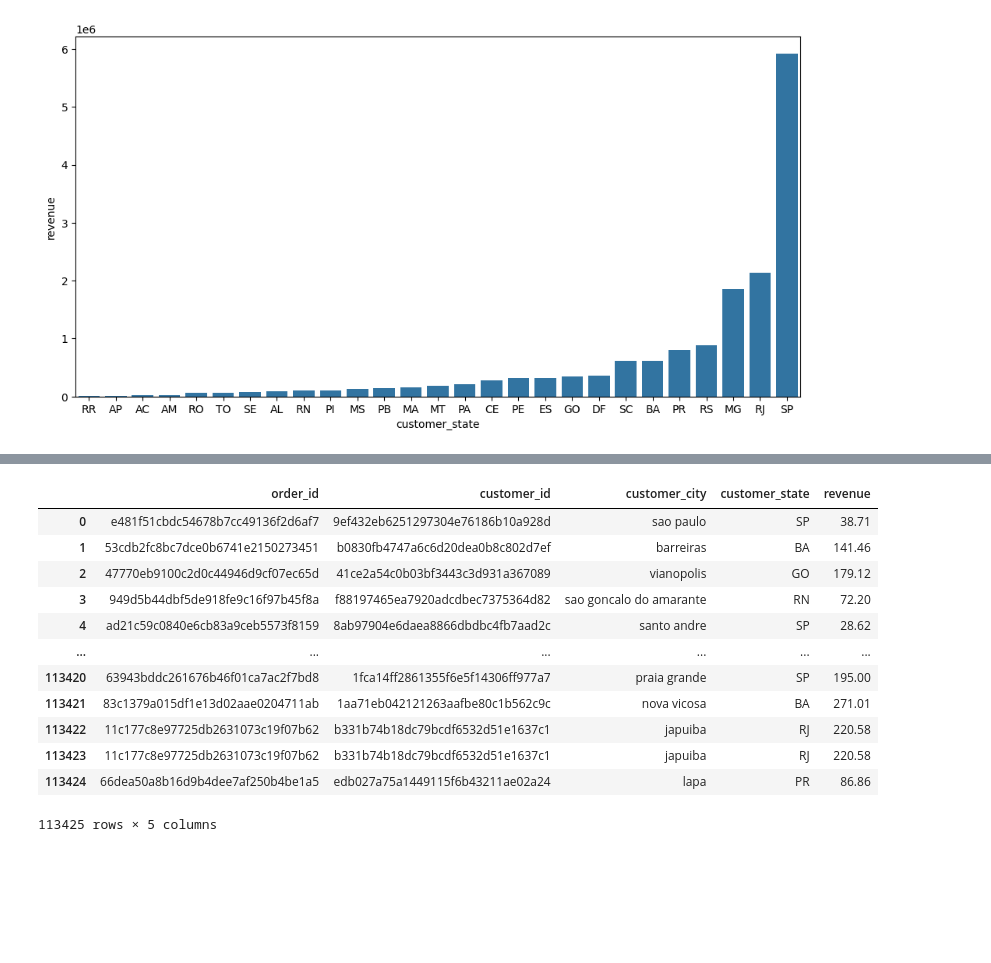
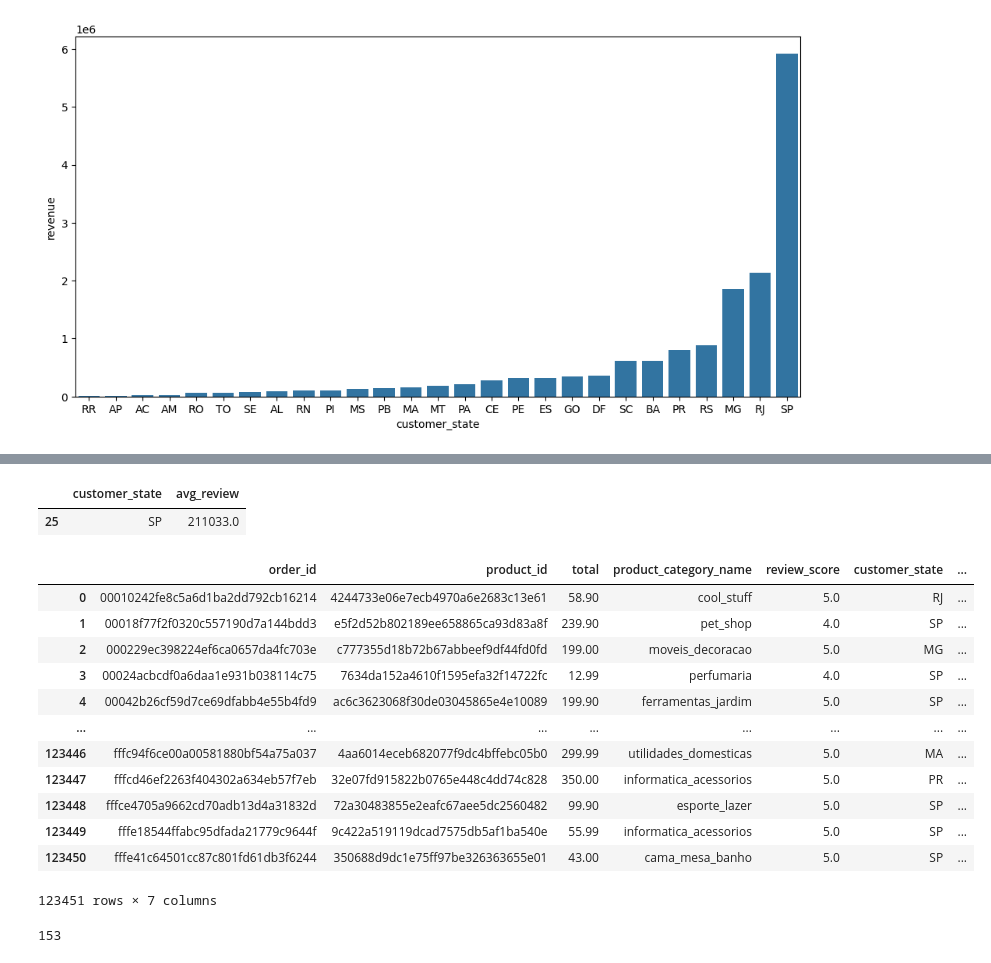
Before and after one commit to Vinaychauhan06/E-Commerce-Analytics-Dashboard-Python-SQL-Power-BI-, a Jupyter notebook: 02_EDA_Analysis.ipynb, the cells around one changed output, grey strips where cells are left out. Drawn from its saved outputs; the diff is of its cells as text; code cells hidden in the pictures; blank space fills up the shorter version.

```diff
--- a/02_EDA_Analysis.ipynb
+++ b/02_EDA_Analysis.ipynb
@@ -870,4 +891,4 @@ plt.show()
 # %%
 #Q7: Which regions have highest average review scores?
 # %%
-review_data.merge(customer_city[['order_id','']])
+review_data= review_data.merge(customer_city[['order_id','customer_state']],on='order_id',how='left')
@@ -888,16 +911,7 @@ review_data.merge(customer_city[['order_id','']])
 # %%
-customer_city
+review_group=review_data.groupby('customer_state').agg(avg_review=('review_score',sum)).round(2).reset_index()
-# %% [output]
-|  | order_id | customer_id | customer_city | customer_state | revenue |
-| 0 | e481f51cbdc54678b7cc49136f2d6af7 | 9ef432eb6251297304e76186b10a928d | sao paulo | SP | 38.71 |
-| 1 | 53cdb2fc8bc7dce0b6741e2150273451 | b0830fb4747a6c6d20dea0b8c802d7ef | barreiras | BA | 141.46 |
-| 2 | 47770eb9100c2d0c44946d9cf07ec65d | 41ce2a54c0b03bf3443c3d931a367089 | vianopolis | GO | 179.12 |
-| 3 | 949d5b44dbf5de918fe9c16f97b45f8a | f88197465ea7920adcdbec7375364d82 | sao goncalo do amarante | RN | 72.20 |
-| 4 | ad21c59c0840e6cb83a9ceb5573f8159 | 8ab97904e6daea8866dbdbc4fb7aad2c | santo andre | SP | 28.62 |
-| ... | ... | ... | ... | ... | ... |
-| 113420 | 63943bddc261676b46f01ca7ac2f7bd8 | 1fca14ff2861355f6e5f14306ff977a7 | praia grande | SP | 195.00 |
-| 113421 | 83c1379a015df1e13d02aae0204711ab | 1aa71eb042121263aafbe80c1b562c9c | nova vicosa | BA | 271.01 |
-| 113422 | 11c177c8e97725db2631073c19f07b62 | b331b74b18dc79bcdf6532d51e1637c1 | japuiba | RJ | 220.58 |
-| 113423 | 11c177c8e97725db2631073c19f07b62 | b331b74b18dc79bcdf6532d51e1637c1 | japuiba | RJ | 220.58 |
-| 113424 | 66dea50a8b16d9b4dee7af250b4be1a5 | edb027a75a1449115f6b43211ae02a24 | lapa | PR | 86.86 |
-113425 rows × 5 columns
+# %%
+review_group.sort_values(by='avg_review',ascending=False).head(1)
+# %% [output]
+|  | customer_state | avg_review |
+| 25 | SP | 211033.0 |
@@ -903,0 +920,22 @@ customer_city
+# %%
+esitmate_days=review_data.merge(odd[['order_id','estimated_delivery_days']],on='order_id',how='left')
+# %%
+esitmate_days
+# %% [output]
+|  | order_id | product_id | total | product_category_name | review_score | customer_state | ... |
+| 0 | 00010242fe8c5a6d1ba2dd792cb16214 | 4244733e06e7ecb4970a6e2683c13e61 | 58.90 | cool_stuff | 5.0 | RJ | ... |
+| 1 | 00018f77f2f0320c557190d7a144bdd3 | e5f2d52b802189ee658865ca93d83a8f | 239.90 | pet_shop | 4.0 | SP | ... |
+| 2 | 000229ec398224ef6ca0657da4fc703e | c777355d18b72b67abbeef9df44fd0fd | 199.00 | moveis_decoracao | 5.0 | MG | ... |
+| 3 | 00024acbcdf0a6daa1e931b038114c75 | 7634da152a4610f1595efa32f14722fc | 12.99 | perfumaria | 4.0 | SP | ... |
+| 4 | 00042b26cf59d7ce69dfabb4e55b4fd9 | ac6c3623068f30de03045865e4e10089 | 199.90 | ferramentas_jardim | 5.0 | SP | ... |
+| ... | ... | ... | ... | ... | ... | ... | ... |
+| 123446 | fffc94f6ce00a00581880bf54a75a037 | 4aa6014eceb682077f9dc4bffebc05b0 | 299.99 | utilidades_domesticas | 5.0 | MA | ... |
+| 123447 | fffcd46ef2263f404302a634eb57f7eb | 32e07fd915822b0765e448c4dd74c828 | 350.00 | informatica_acessorios | 5.0 | PR | ... |
+| 123448 | fffce4705a9662cd70adb13d4a31832d | 72a30483855e2eafc67aee5dc2560482 | 99.90 | esporte_lazer | 5.0 | SP | ... |
+| 123449 | fffe18544ffabc95dfada21779c9644f | 9c422a519119dcad7575db5af1ba540e | 55.99 | informatica_acessorios | 5.0 | SP | ... |
+| 123450 | fffe41c64501cc87c801fd61db3f6244 | 350688d9dc1e75ff97be326363655e01 | 43.00 | cama_mesa_banho | 5.0 | SP | ... |
+123451 rows × 7 columns
+# %%
+esitmate_days['estimated_delivery_days'].max()-esitmate_days['estimated_delivery_days'].min()
+# %% [output]
+153
```
Also changed, not shown: parts of 20 cells of this notebook, 1 other file.
